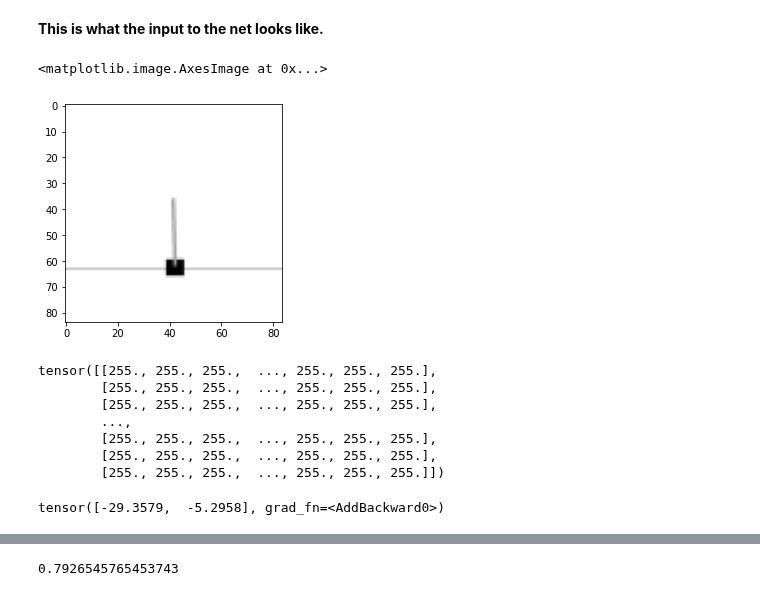
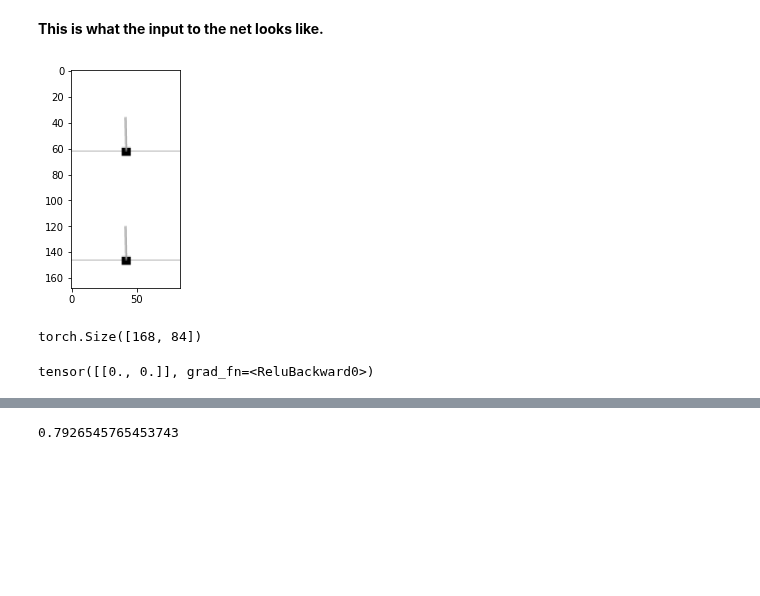
Before and after one commit to tigranfah/machine_learning, a Jupyter notebook: self_learning/reinforcement_learning/deeplizardcourse/cart_and_pole DQN.ipynb, the cells around one changed output, grey strips where cells are left out. Drawn from its saved outputs; the diff is of its cells as text; code cells hidden in the pictures; blank space fills up the shorter version.

```diff
--- a/self_learning/reinforcement_learning/deeplizardcourse/cart_and_pole DQN.ipynb
+++ b/self_learning/reinforcement_learning/deeplizardcourse/cart_and_pole DQN.ipynb
@@ -42,13 +40,13 @@ False
 env = gym.make("CartPole-v0")
 env.reset()
 
-for i in range(50):
-  action = env.action_space.sample()
-  obs, reward, done, info = env.step(action)
-  screen = env.render(mode='rgb_array')
+for i in range(500):
+    action = env.action_space.sample()
+    obs, reward, done, info = env.step(action)
+    screen = env.render(mode='rgb_array')
 
-  if done:
-    break
+    if done:
+        break
 
 env.close()
 # %%
@@ -60,29 +58,30 @@ env.action_space.n, env.observation_space
  Box([-4.8000002e+00 -3.4028235e+38 -4.1887903e-01 -3.4028235e+38], [4.8000002e+00 3.4028235e+38 4.1887903e-01 3.4028235e+38], (4,), float32))
 # %% [markdown]
 **This is what the input to the net looks like.**
-# %%
-env.reset()
-gray_scale = cv2.cvtColor(env.render("rgb_array"), cv2.COLOR_RGB2GRAY)
-gray_scale_cropped = cv2.resize(gray_scale, (84, 84), interpolation=cv2.INTER_AREA)
-plt.imshow(gray_scale_cropped, cmap="gray")
-
-# note that we don't need to stack the frames together as was done in the paper,
-# because one frame contains all the information needed to get a feel of what is going on.
-# %% [output]
-<matplotlib.image.AxesImage at 0x...>
-[figure, removed]
+# %%
+env.reset()
+inp_img = None
+for i in range(2):
+    gray_scale = cv2.cvtColor(env.render("rgb_array"), cv2.COLOR_RGB2GRAY)
+    gray_scale_cropped = cv2.resize(gray_scale, (84, 84), interpolation=cv2.INTER_AREA)
+
+    if inp_img is None:
+        inp_img = gray_scale_cropped
+    else:
+        inp_img = np.vstack((inp_img, gray_scale_cropped))
+
+    env.step(env.action_space.sample())
+
+plt.imshow(inp_img, cmap="gray")
+env.close()
+# %% [output]
+[figure, added]
 # %%
 # torch.flatten(torch.from_numpy(gray_scale_cropped)).shape, 84*84
 # torch.from_numpy(gray_scale_cropped)
-torch.Tensor(gray_scale_cropped)
+torch.Tensor(inp_img).shape
 # %% [output]
-tensor([[255., 255., 255.,  ..., 255., 255., 255.],
-        [255., 255., 255.,  ..., 255., 255., 255.],
-        [255., 255., 255.,  ..., 255., 255., 255.],
-        ...,
-        [255., 255., 255.,  ..., 255., 255., 255.],
-        [255., 255., 255.,  ..., 255., 255., 255.],
-        [255., 255., 255.,  ..., 255., 255., 255.]])
+torch.Size([168, 84])
 # %%
 class DQN(nn.Module):
 
@@ -101,6 +107,6 @@ class DQN(nn.Module):
         return t
 # %%
-network = DQN(84, 84)
-network(torch.from_numpy(gray_scale_cropped.astype(np.float32)))
+network = DQN(84, 84*2)
+network(torch.from_numpy(inp_img.astype(np.float32)).unsqueeze(0))
 # %% [output]
-tensor([-29.3579,  -5.2958], grad_fn=<AddBackward0>)
+tensor([[0., 0.]], grad_fn=<ReluBackward0>)
```
Also changed, not shown: parts of 15 cells of this notebook.
